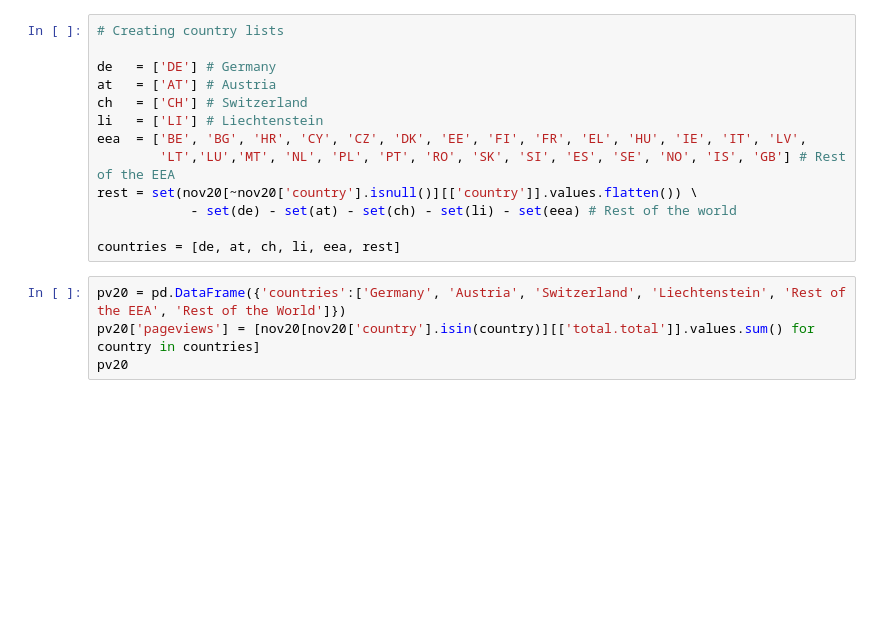
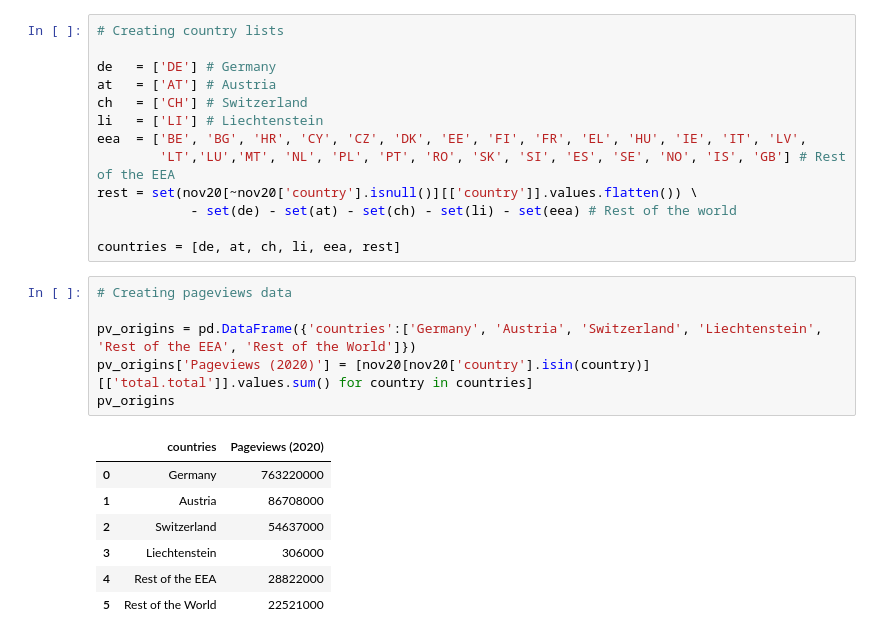
Before and after one commit to epfl-ada/ada-2020-project-milestone-p3-p3_2018, a Jupyter notebook: gdpr.ipynb, the cells around one changed output. Drawn from its saved outputs; the diff is of its cells as text; blank space fills up the shorter version.

```diff
--- a/gdpr.ipynb
+++ b/gdpr.ipynb
@@ -33,6 +43,16 @@ rest = set(nov20[~nov20['country'].isnull()][['country']].values.flatten()) \
 
 countries = [de, at, ch, li, eea, rest]
 # %%
-pv20 = pd.DataFrame({'countries':['Germany', 'Austria', 'Switzerland', 'Liechtenstein', 'Rest of the EEA', 'Rest of the World']})
-pv20['pageviews'] = [nov20[nov20['country'].isin(country)][['total.total']].values.sum() for country in countries]
-pv20
+# Creating pageviews data
+
+pv_origins = pd.DataFrame({'countries':['Germany', 'Austria', 'Switzerland', 'Liechtenstein', 'Rest of the EEA', 'Rest of the World']})
+pv_origins['Pageviews (2020)'] = [nov20[nov20['country'].isin(country)][['total.total']].values.sum() for country in countries]
+pv_origins
+# %% [output]
+|  | countries | Pageviews (2020) |
+| 0 | Germany | 763220000 |
+| 1 | Austria | 86708000 |
+| 2 | Switzerland | 54637000 |
+| 3 | Liechtenstein | 306000 |
+| 4 | Rest of the EEA | 28822000 |
+| 5 | Rest of the World | 22521000 |
```
Also changed, not shown: parts of 8 cells of this notebook, 6 other files.
